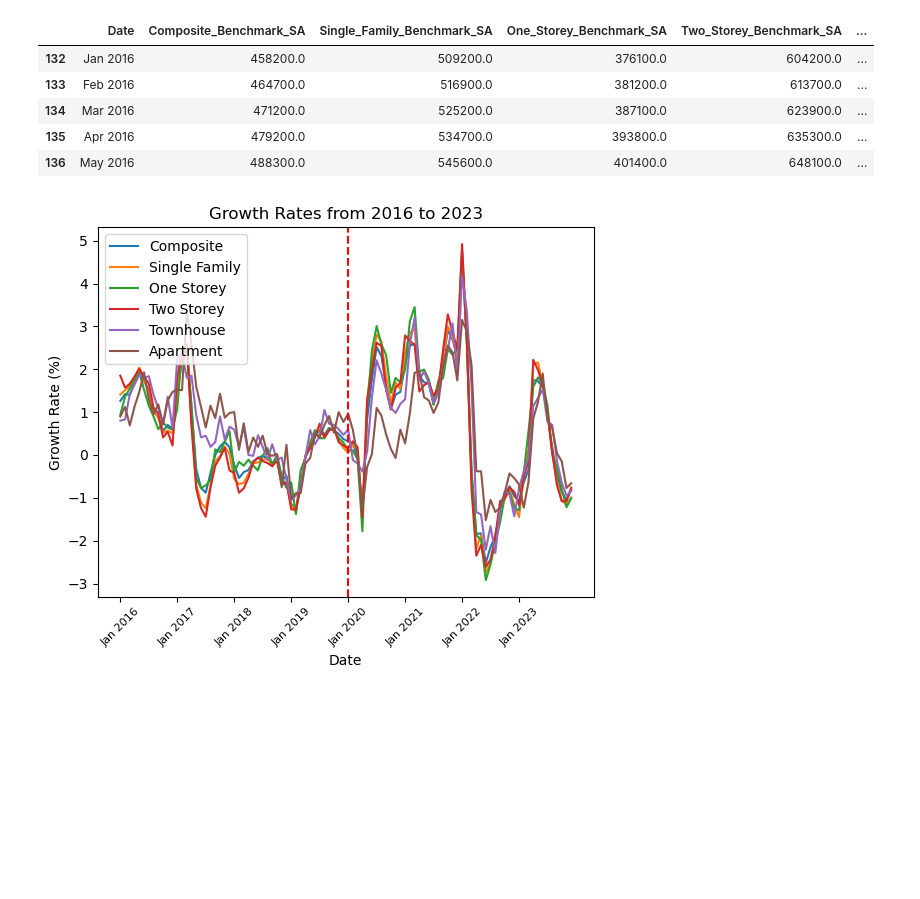
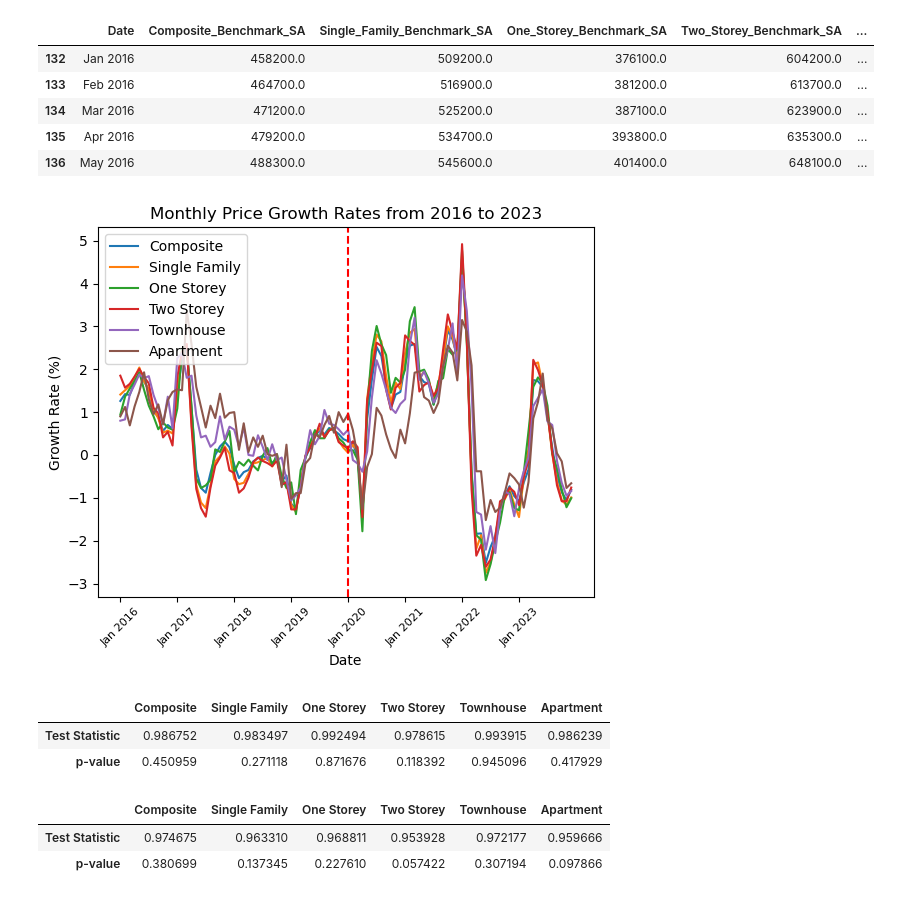
Before and after one commit to JasleenShergill/Covid-s-Effect-on-Real-Estate, a Jupyter notebook: Avg_Home_Price_Pre_Post_Covid.ipynb, the cells around one changed output. Drawn from its saved outputs; the diff is of its cells as text; code cells hidden in the pictures; blank space fills up the shorter version.

Commit message:
update to plots

```diff
--- a/Avg_Home_Price_Pre_Post_Covid.ipynb
+++ b/Avg_Home_Price_Pre_Post_Covid.ipynb
@@ -101,19 +103,80 @@ aggregate_df_2016_2023.head()
 # %%
 # plot the composite, single family, one storey, two storey, townhouse and appartment grow rate from 2016 to 2023
 plt.plot(aggregate_df_2016_2023['Date'], aggregate_df_2016_2023['composite_growth_rate'], label='Composite')
 plt.plot(aggregate_df_2016_2023['Date'], aggregate_df_2016_2023['single_family_growth_rate'], label='Single Family')
 plt.plot(aggregate_df_2016_2023['Date'], aggregate_df_2016_2023['one_storey_growth_rate'], label='One Storey')
 plt.plot(aggregate_df_2016_2023['Date'], aggregate_df_2016_2023['two_storey_growth_rate'], label='Two Storey')
 plt.plot(aggregate_df_2016_2023['Date'], aggregate_df_2016_2023['townhouse_growth_rate'], label='Townhouse')
 plt.plot(aggregate_df_2016_2023['Date'], aggregate_df_2016_2023['apartment_growth_rate'], label='Apartment')
-plt.title('Growth Rates from 2016 to 2023')
+plt.title('Monthly Price Growth Rates from 2016 to 2023')
 plt.xlabel('Date')
 plt.ylabel('Growth Rate (%)')
 plt.xticks(rotation=45)
 plt.xticks(fontsize=8)
 plt.xticks(np.arange(0, 96, 12))
 plt.axvline(x=48, color='r', linestyle='--')
 plt.legend()
+
+# save the plot in a file
+plt.savefig('growth_rates_2016_2023.png')
 plt.show()
 # %% [output]
-[figure, old version]
+[figure, new version]
+# %%
+# determine if the growth rate is normally distributed
+# composite
+composite_shapiro = stats.shapiro(aggregate_df_2016_2023['composite_growth_rate'])
+# single family
+single_family_shapiro = stats.shapiro(aggregate_df_2016_2023['single_family_growth_rate'])
+# one storey
+one_storey_shapiro = stats.shapiro(aggregate_df_2016_2023['one_storey_growth_rate'])
+# two storey
+two_storey_shapiro = stats.shapiro(aggregate_df_2016_2023['two_storey_growth_rate'])
+# townhouse
+townhouse_shapiro = stats.shapiro(aggregate_df_2016_2023['townhouse_growth_rate'])
+# apartment
+apartment_shapiro = stats.shapiro(aggregate_df_2016_2023['apartment_growth_rate'])
+
+# create a DataFrame for the shapiro results
+shapiro_results = pd.DataFrame({'Composite': [composite_shapiro[0], composite_shapiro[1]],
+                              'Single Family': [single_family_shapiro[0], single_family_shapiro[1]],
+                              'One Storey': [one_storey_shapiro[0], one_storey_shapiro[1]],
+                              'Two Storey': [two_storey_shapiro[0], two_storey_shapiro[1]],
+                              'Townhouse': [townhouse_shapiro[0], townhouse_shapiro[1]],
+                              'Apartment': [apartment_shapiro[0], apartment_shapiro[1]]}, index=['Test Statistic', 'p-value'])
+
+# print the shapiro results
+shapiro_results
+# %% [output]
+|  | Composite | Single Family | One Storey | Two Storey | Townhouse | Apartment |
+| Test Statistic | 0.986752 | 0.983497 | 0.992494 | 0.978615 | 0.993915 | 0.986239 |
+| p-value | 0.450959 | 0.271118 | 0.871676 | 0.118392 | 0.945096 | 0.417929 |
+# %%
+# determine if the growth rate is normally distributed aggegate_df_2016_2019
+# composite
+composite_shapiro_2016_2019 = stats.shapiro(aggregate_df_2016_2019['composite_growth_rate'])
+# single family
+single_family_shapiro_2016_2019 = stats.shapiro(aggregate_df_2016_2019['single_family_growth_rate'])
+# one storey
+one_storey_shapiro_2016_2019 = stats.shapiro(aggregate_df_2016_2019['one_storey_growth_rate'])
+# two storey
+two_storey_shapiro_2016_2019 = stats.shapiro(aggregate_df_2016_2019['two_storey_growth_rate'])
+# townhouse
+townhouse_shapiro_2016_2019 = stats.shapiro(aggregate_df_2016_2019['townhouse_growth_rate'])
+# apartment
+apartment_shapiro_2016_2019 = stats.shapiro(aggregate_df_2016_2019['apartment_growth_rate'])
+
+# create a DataFrame for the shapiro results
+shapiro_results_2016_2019 = pd.DataFrame({'Composite': [composite_shapiro_2016_2019[0], composite_shapiro_2016_2019[1]],
+                              'Single Family': [single_family_shapiro_2016_2019[0], single_family_shapiro_2016_2019[1]],
+                              'One Storey': [one_storey_shapiro_2016_2019[0], one_storey_shapiro_2016_2019[1]],
+                              'Two Storey': [two_storey_shapiro_2016_2019[0], two_storey_shapiro_2016_2019[1]],
+                              'Townhouse': [townhouse_shapiro_2016_2019[0], townhouse_shapiro_2016_2019[1]],
+                              'Apartment': [apartment_shapiro_2016_2019[0], apartment_shapiro_2016_2019[1]]}, index=['Test Statistic', 'p-value'])
+
+# print the shapiro results
+shapiro_results_2016_2019
+# %% [output]
+|  | Composite | Single Family | One Storey | Two Storey | Townhouse | Apartment |
+| Test Statistic | 0.974675 | 0.963310 | 0.968811 | 0.953928 | 0.972177 | 0.959666 |
+| p-value | 0.380699 | 0.137345 | 0.227610 | 0.057422 | 0.307194 | 0.097866 |
```
Also changed, not shown: parts of 6 cells of this notebook, 3 other files.
